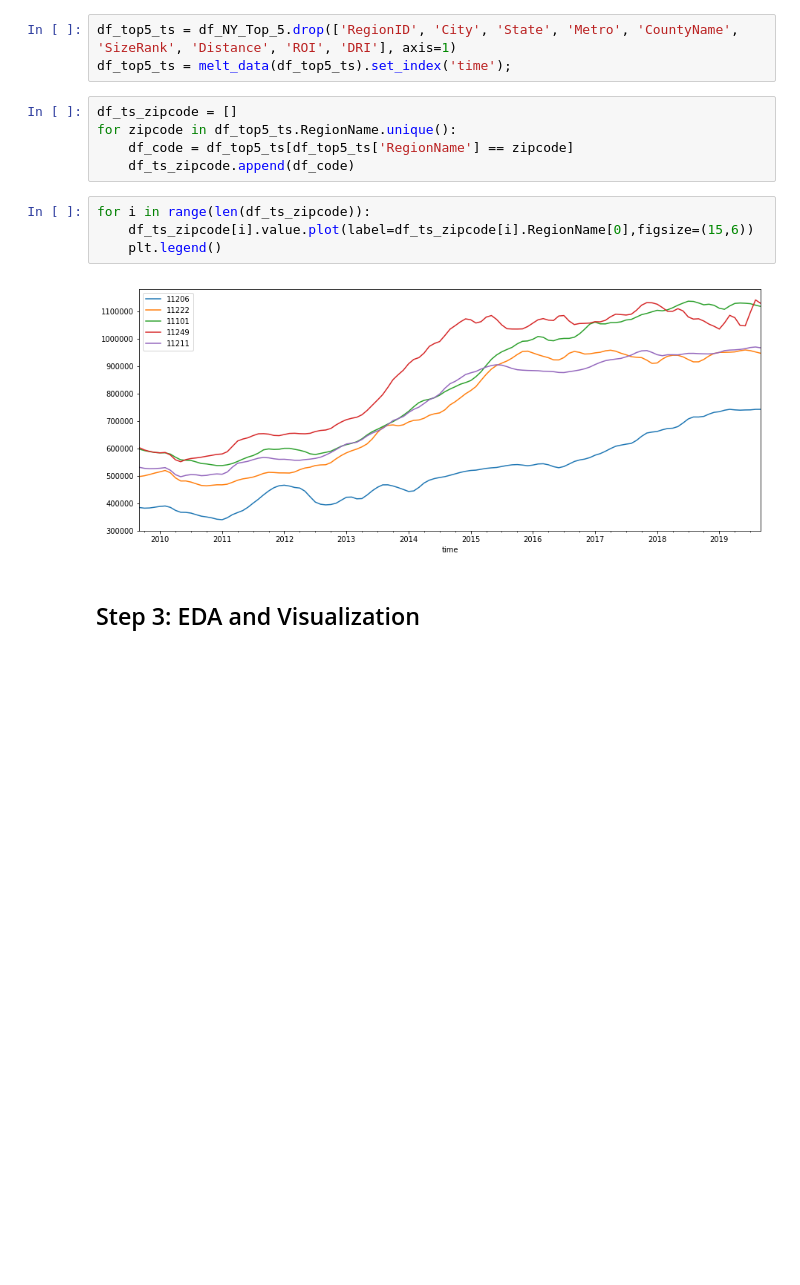
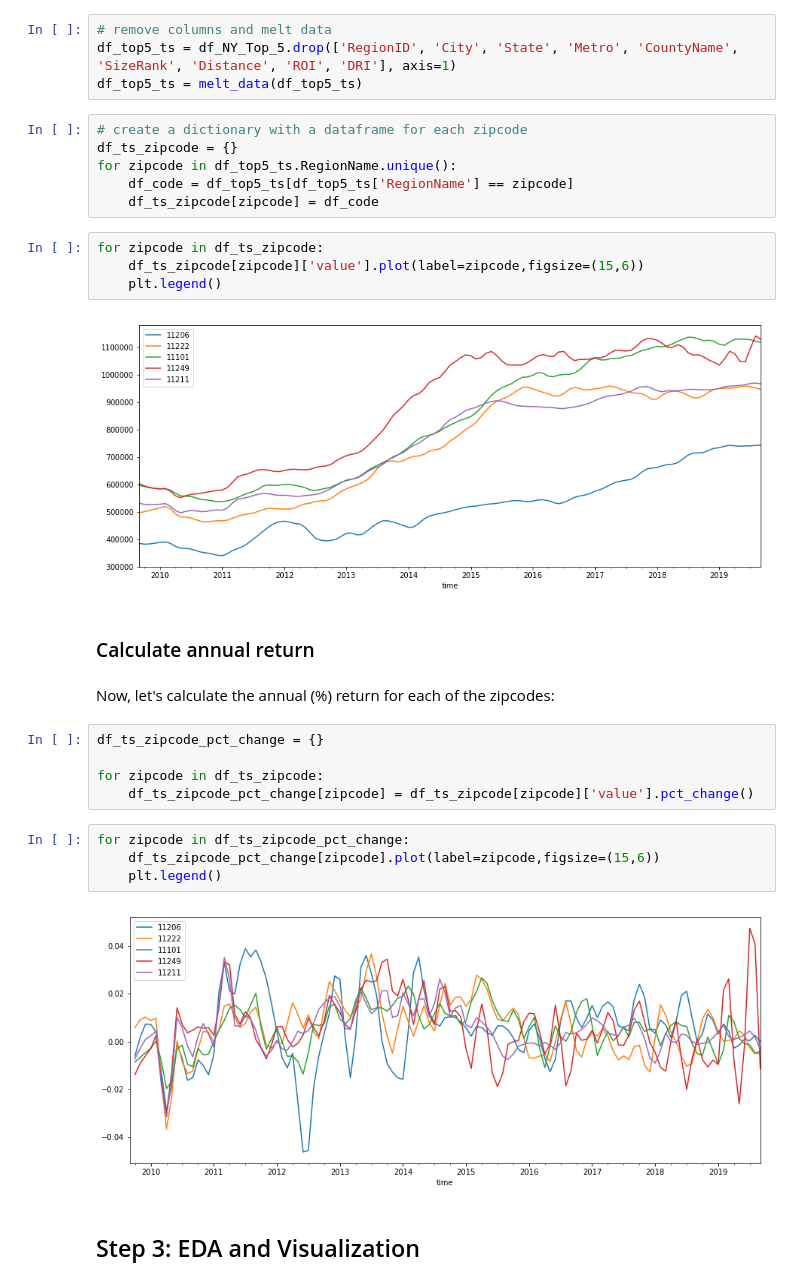
Before and after one commit to bartomolina/dsmod4project, a Jupyter notebook: student.ipynb, the cells around one changed output. Drawn from its saved outputs; the diff is of its cells as text; blank space fills up the shorter version.

```diff
--- a/student.ipynb
+++ b/student.ipynb
@@ -305,17 +326,34 @@ def melt_data(df):
 # %%
+# remove columns and melt data
 df_top5_ts = df_NY_Top_5.drop(['RegionID', 'City', 'State', 'Metro', 'CountyName', 'SizeRank', 'Distance', 'ROI', 'DRI'], axis=1)
-df_top5_ts = melt_data(df_top5_ts).set_index('time');
+df_top5_ts = melt_data(df_top5_ts)
 # %%
-df_ts_zipcode = []
+# create a dictionary with a dataframe for each zipcode
+df_ts_zipcode = {}
 for zipcode in df_top5_ts.RegionName.unique():
     df_code = df_top5_ts[df_top5_ts['RegionName'] == zipcode]
-    df_ts_zipcode.append(df_code)
+    df_ts_zipcode[zipcode] = df_code
 # %%
-for i in range(len(df_ts_zipcode)):
-    df_ts_zipcode[i].value.plot(label=df_ts_zipcode[i].RegionName[0],figsize=(15,6))
+for zipcode in df_ts_zipcode:
+    df_ts_zipcode[zipcode]['value'].plot(label=zipcode,figsize=(15,6))
     plt.legend()
 # %% [output]
 [figure]
+# %% [markdown]
+### Calculate annual return
+# %% [markdown]
+Now, let's calculate the annual (%) return for each of the zipcodes:
+# %%
+df_ts_zipcode_pct_change = {}
+
+for zipcode in df_ts_zipcode:
+    df_ts_zipcode_pct_change[zipcode] = df_ts_zipcode[zipcode]['value'].pct_change()
+# %%
+for zipcode in df_ts_zipcode_pct_change:
+    df_ts_zipcode_pct_change[zipcode].plot(label=zipcode,figsize=(15,6))
+    plt.legend()
+# %% [output]
+[figure, added]
 # %% [markdown]
 ## Step 3: EDA and Visualization
 # %%
```
Also changed, not shown: parts of 3 cells of this notebook.
